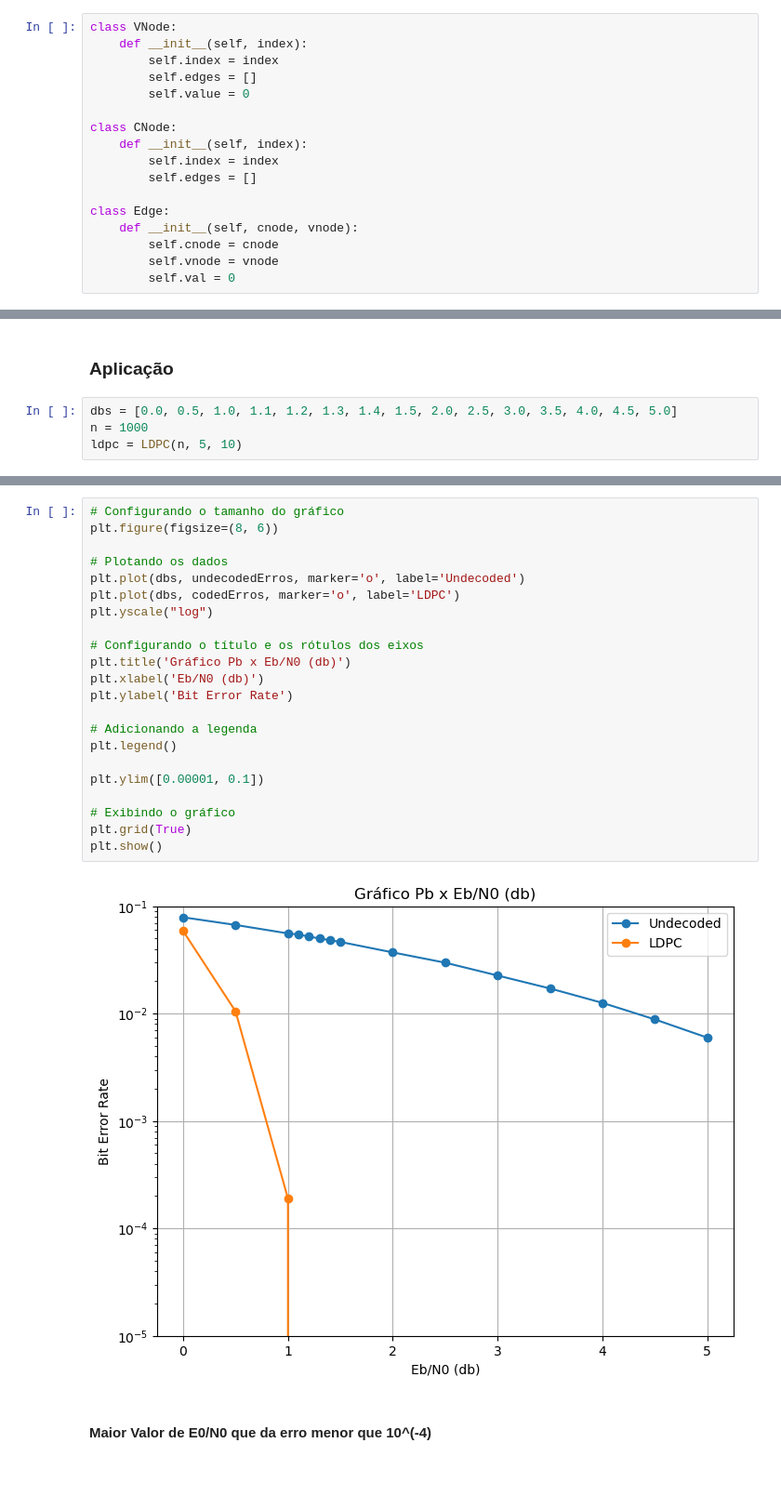
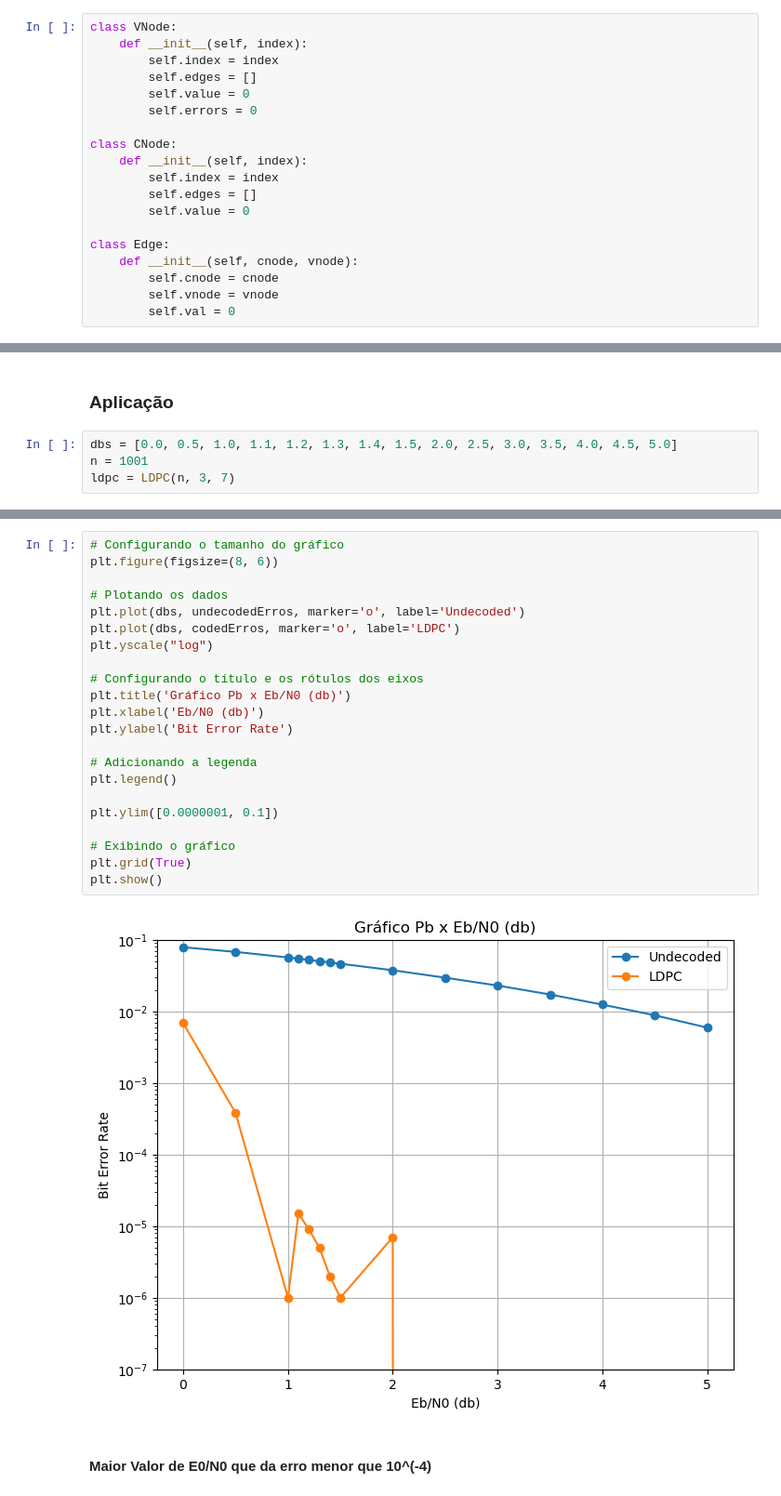
Before and after one commit to alex81632/Lab04-ELE-32, a Jupyter notebook: main.ipynb, the cells around one changed output, grey strips where cells are left out. Shown: that part at 93% size. Saved outputs shown, nothing was run; the diff lists cells and outputs as text.

```diff
--- a/main.ipynb
+++ b/main.ipynb
@@ -16,11 +16,13 @@ class VNode:
         self.index = index
         self.edges = []
         self.value = 0
+        self.errors = 0
 
 class CNode:
     def __init__(self, index):
         self.index = index
         self.edges = []
+        self.value = 0
 
 class Edge:
     def __init__(self, cnode, vnode):
@@ -250,8 +277,8 @@ class CanalGauss:
 ### Aplicação
 # %%
 dbs = [0.0, 0.5, 1.0, 1.1, 1.2, 1.3, 1.4, 1.5, 2.0, 2.5, 3.0, 3.5, 4.0, 4.5, 5.0]
-n = 1000
-ldpc = LDPC(n, 5, 10)
+n = 1001
+ldpc = LDPC(n, 3, 7)
 # %%
 s = 1000
 codedErros = []
@@ -324,27 +351,27 @@ db:  5.0 erro:  0.005986
 # %%
 # Configurando o tamanho do gráfico
 plt.figure(figsize=(8, 6))
 
 # Plotando os dados
 plt.plot(dbs, undecodedErros, marker='o', label='Undecoded')
 plt.plot(dbs, codedErros, marker='o', label='LDPC')
 plt.yscale("log")
 
 # Configurando o título e os rótulos dos eixos
 plt.title('Gráfico Pb x Eb/N0 (db)')
 plt.xlabel('Eb/N0 (db)')
 plt.ylabel('Bit Error Rate')
 
 # Adicionando a legenda
 plt.legend()
 
-plt.ylim([0.00001, 0.1])
+plt.ylim([0.0000001, 0.1])
 
 # Exibindo o gráfico
 plt.grid(True)
 plt.show()
 # %% [output]
-[figure, old version]
+[figure, new version]
 # %% [markdown]
 #### Maior Valor de E0/N0 que da erro menor que 10^(-4)
 # %% [markdown]
```
Also changed, not shown: parts of 9 cells of this notebook.
